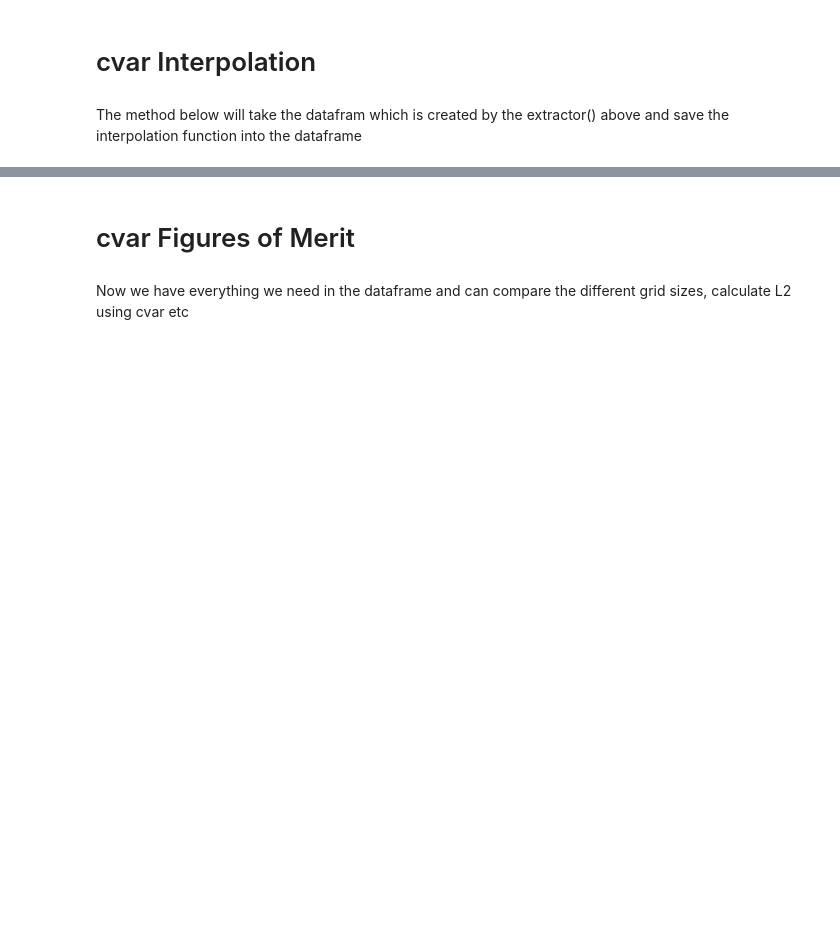
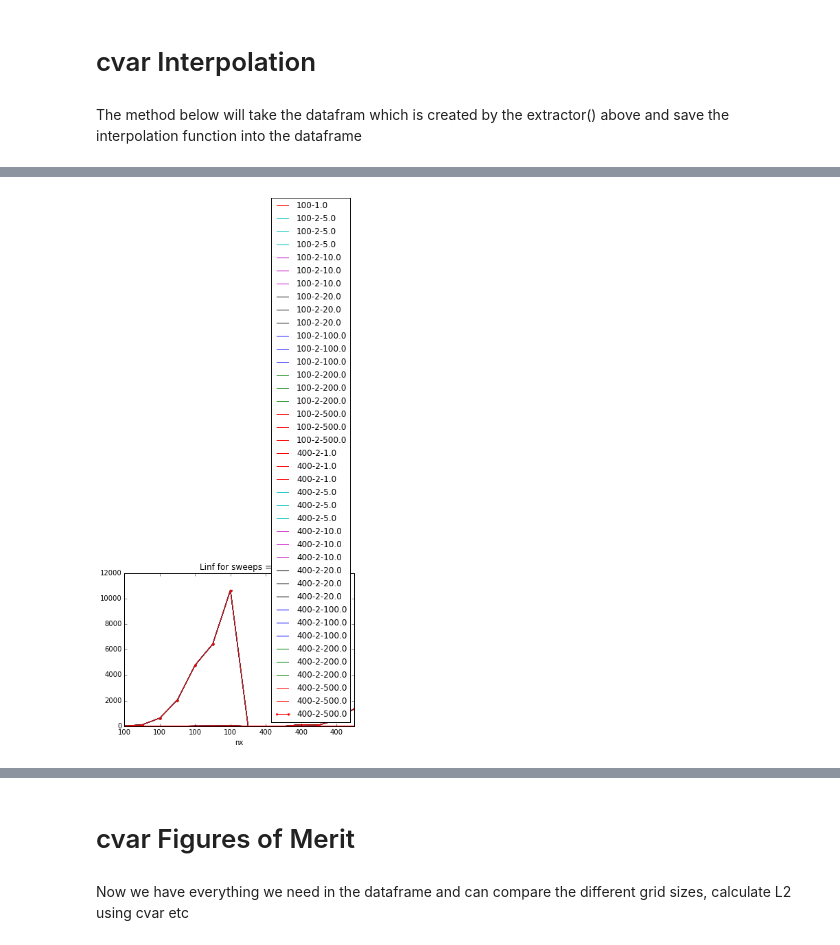
Before and after one commit to evgenjevich/corr-sumatra2, a Jupyter notebook: DataExtract.ipynb, the cells around one changed output, grey strips where cells are left out. Saved outputs shown, nothing was run; the diff lists cells and outputs as text; code cells hidden in the pictures; blank space fills up the shorter version.

```diff
--- a/DataExtract.ipynb
+++ b/DataExtract.ipynb
@@ -353,0 +363,87 @@ yay
+# %%
+%matplotlib inline
+import matplotlib.pyplot as plt
+from itertools import cycle
+cycol = cycle('bgrcmk').next
+
+print all_keys
+
+best_nx, best_sweeps = best_key.split('-')
+temp_best_frame = dfC_final.query('(nx == {0}) & (sweeps == {1})'.format(best_nx, best_sweeps))
+color = cycol()
+# ax = temp_frame.plot('elapsed', 'L1', kind='line', ylim=0, c=color, marker='.')
+# temp_frame.plot('elapsed', 'L2', kind='line', ax = ax, ylim=0, c=color, marker='o')
+# temp_frame.plot('elapsed', 'Linf', kind='line', ax = ax, ylim=0, c=color, marker='*')
+
+graphed_keys = []
+for key in all_keys:
+#     print 'KEYS:', key[:5], ' ', best_key
+    if key[:5]!=best_key:
+        nx, sweeps, elaps = key.split('-')
+#         print 'Cells = ', nx
+#         print 'Sweeps = ', sweeps
+        color = cycol()
+        temp_frame = dfC_final.query('(sweeps == {1})'.format(elaps, sweeps))  #(elapsed == {0}) &
+        print temp_frame
+#         sweeps_elaps = '{0}-{1}'.format(sweeps, elaps)
+        if sweeps not in graphed_keys:
+            print 'yay'
+            graphed_keys.append(sweeps)
+            if int(sweeps)==2:
+#                 print '100 yayyyyyyyyyyyyyyyyyyy'
+                sweeps_2_L1 = temp_frame.plot('nx', 'L1', kind='line', ylim=0, c=color, marker='.',
+                                               title='L1 for sweeps = 2', label='{0}-{1}'.format(nx, elaps))
+                sweeps_2_L2 = temp_frame.plot('nx', 'L2', kind='line', ylim=0, c=color, marker='.',
+                                               title='L2 for sweeps = 2', label='{0}-{1}'.format(nx, elaps))
+                sweeps_2_Linf = temp_frame.plot('nx', 'Linf', kind='line', ylim=0, c=color, marker='.',
+                                                 title='Linf for sweeps = 2', label='{0}-{1}'.format(nx, elaps))
+
+                grids_100_L1.set_xlim((0,1000))
+                grids_100_L2.set_xlim((0,1000))
+                grids_100_Linf.set_xlim((0,1000))
+            if int(nx)==200:
+#                 print '200 yay'
+                grids_200_L1 = temp_frame.plot('elapsed', 'L1', kind='line', ylim=0, c=color, marker='.',
+                                               title='L1 for N = 200', label=key)
+                grids_200_L2 = temp_frame.plot('elapsed', 'L2', kind='line', ylim=0, c=color, marker='.',
+                                               title='L2 for N = 200', label=key)
+                grids_200_Linf = temp_frame.plot('elapsed', 'Linf', kind='line', ylim=0, c=color, marker='.',
+                                               title='Linf for N = 200', label=key)
+            if int(nx)==400:
+#                 print '400 yay'
+                grids_400_L1 = temp_frame.plot('elapsed', 'L1', kind='line', ylim=0, c=color, marker='.',
+                                               title='L1 for N = 400', label=key)
+                grids_400_L2 = temp_frame.plot('elapsed', 'L2', kind='line', ylim=0, c=color, marker='.',
+                                               title='L2 for N = 400', label=key)
+                grids_400_Linf = temp_frame.plot('elapsed', 'Linf', kind='line', ylim=0, c=color, marker='.',
+                                               title='Linf for N = 400', label=key)
+        else:
+            if int(sweeps)==2:
+#                 print 'eleeeeeeeeee yay'
+                temp_frame.plot('nx', 'L1', ax = sweeps_2_L1, kind='line', ylim=0, c=color, marker='.',
+                                               title='L1 for sweeps = 2', label=key)
+                temp_frame.plot('nx', 'L2', ax = sweeps_2_L1, kind='line', ylim=0, c=color, marker='.',
+                                               title='L2 for sweeps = 2', label=key)
+                temp_frame.plot('nx', 'Linf', ax = sweeps_2_L1, kind='line', ylim=0, c=color, marker='.',
+                                               title='Linf for sweeps = 2', label=key)
+            if int(nx)==200:
+                temp_frame.plot('elapsed', 'L1', ax = grids_200_L1, kind='line', ylim=0, c=color, marker='.',
+                                               title='L1 for N = 200', label=key)
+                temp_frame.plot('elapsed', 'L2', ax = grids_200_L2, kind='line', ylim=0, c=color, marker='.',
+                                               title='L2 for N = 200', label=key)
+                temp_frame.plot('elapsed', 'Linf', ax = grids_200_Linf, kind='line', ylim=0, c=color, marker='.',
+                                               title='Linf for N = 200', label=key)
+            if int(nx)==400:
+                temp_frame.plot('elapsed', 'L1', ax = grids_400_L1, kind='line', ylim=0, c=color, marker='.',
+                                               title='L1 for N = 400', label=key)
+                temp_frame.plot('elapsed', 'L2', ax = grids_400_L2, kind='line', ylim=0, c=color, marker='.',
+                                               title='L2 for N = 400', label=key)
+                temp_frame.plot('elapsed', 'Linf', ax = grids_400_Linf, kind='line', ylim=0, c=color, marker='.',
+                                               title='Linf for N = 400', label=key)
+
+
+plt.ylabel('Norm')
+plt.xlabel('Elapsed Time')
+plt.legend()
+plt.show()
+# %% [output]
@@ -353,0 +467 @@ yay
+[figure, added]
```
Also changed, not shown: parts of 14 cells of this notebook.
